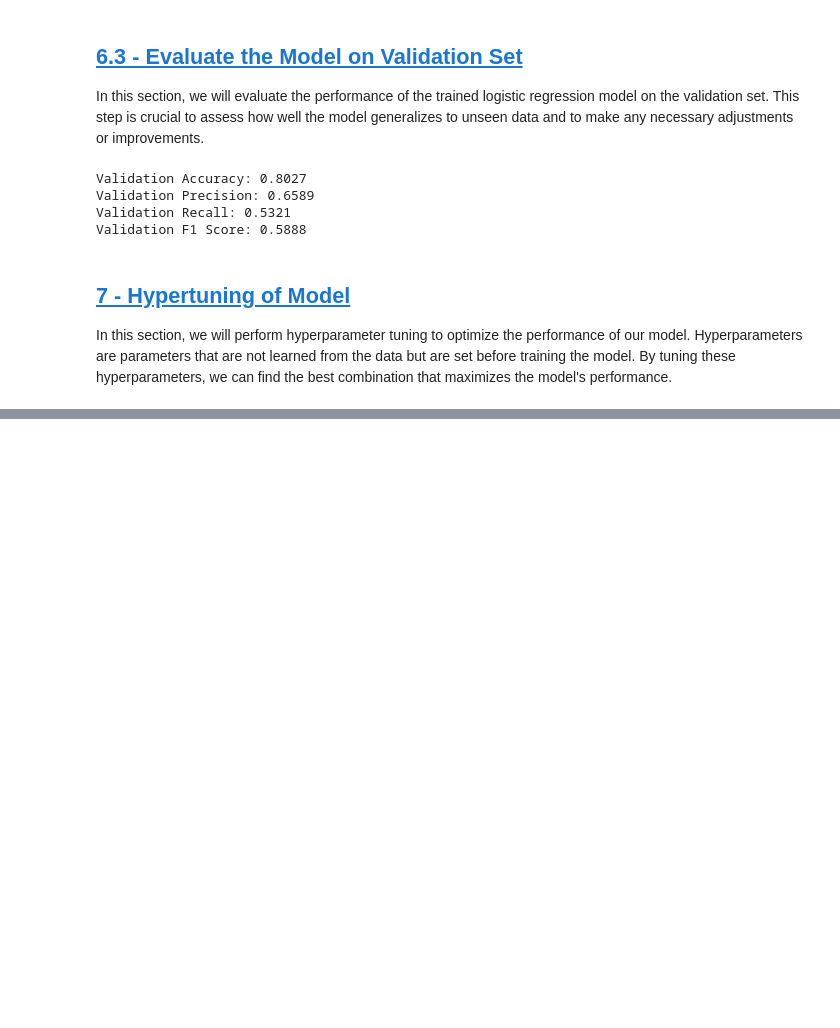
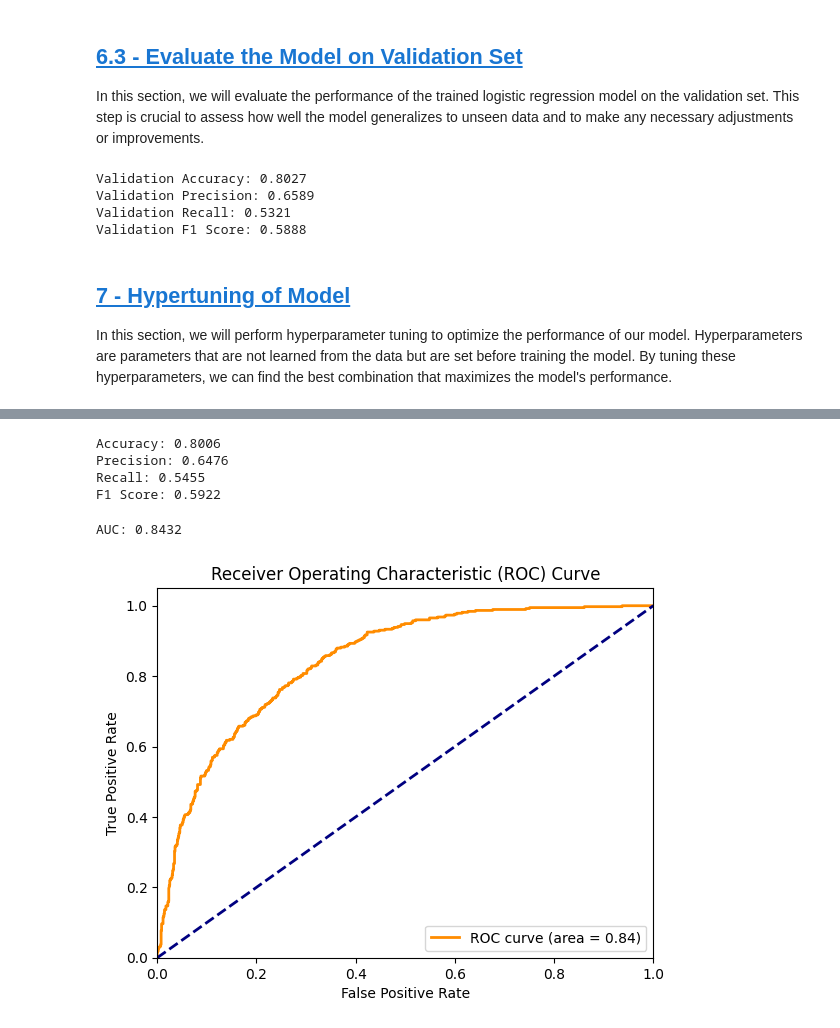
Before and after one commit to leondmtrv/Customer-Churn, a Jupyter notebook: CustomerChurn.IPYNB, the cells around one changed output, grey strips where cells are left out. Cells and saved outputs as stored; diff of their text form; code cells hidden in the pictures; blank space fills up the shorter version.

Commit message:
Model Evaluation

```diff
--- a/CustomerChurn.IPYNB
+++ b/CustomerChurn.IPYNB
@@ -454,0 +463,52 @@ Validation F1 Score: 0.5922
+# %%
+# Predict on the test set
+y_test_pred = logistic_model.predict(X_test)
+
+# Confusion Matrix
+conf_matrix = confusion_matrix(y_test, y_test_pred)
+
+# Accuracy
+accuracy = accuracy_score(y_test, y_test_pred)
+print(f"Accuracy: {accuracy:.4f}")
+
+# Precision
+precision = precision_score(y_test, y_test_pred)
+print(f"Precision: {precision:.4f}")
+
+# Recall
+recall = recall_score(y_test, y_test_pred)
+print(f"Recall: {recall:.4f}")
+
+# F1 Score
+f1 = f1_score(y_test, y_test_pred)
+print(f"F1 Score: {f1:.4f}")
+# %% [output]
+Accuracy: 0.8006
+Precision: 0.6476
+Recall: 0.5455
+F1 Score: 0.5922
+# %%
+# Predict probabilities for the positive class
+y_test_probs = logistic_model.predict_proba(X_test)[:, 1]
+
+# Calculate the ROC curve
+fpr, tpr, thresholds = roc_curve(y_test, y_test_probs)
+
+# Calculate the AUC
+roc_auc = auc(fpr, tpr)
+print(f"AUC: {roc_auc:.4f}")
+
+# Plot the ROC curve
+plt.figure()
+plt.plot(fpr, tpr, color='darkorange', lw=2, label=f'ROC curve (area = {roc_auc:.2f})')
+plt.plot([0, 1], [0, 1], color='navy', lw=2, linestyle='--')
+plt.xlim([0.0, 1.0])
+plt.ylim([0.0, 1.05])
+plt.xlabel('False Positive Rate')
+plt.ylabel('True Positive Rate')
+plt.title('Receiver Operating Characteristic (ROC) Curve')
+plt.legend(loc='lower right')
+plt.show()
+# %% [output]
+AUC: 0.8432
+[figure, added]
```
Also changed, not shown: parts of 2 cells of this notebook.
